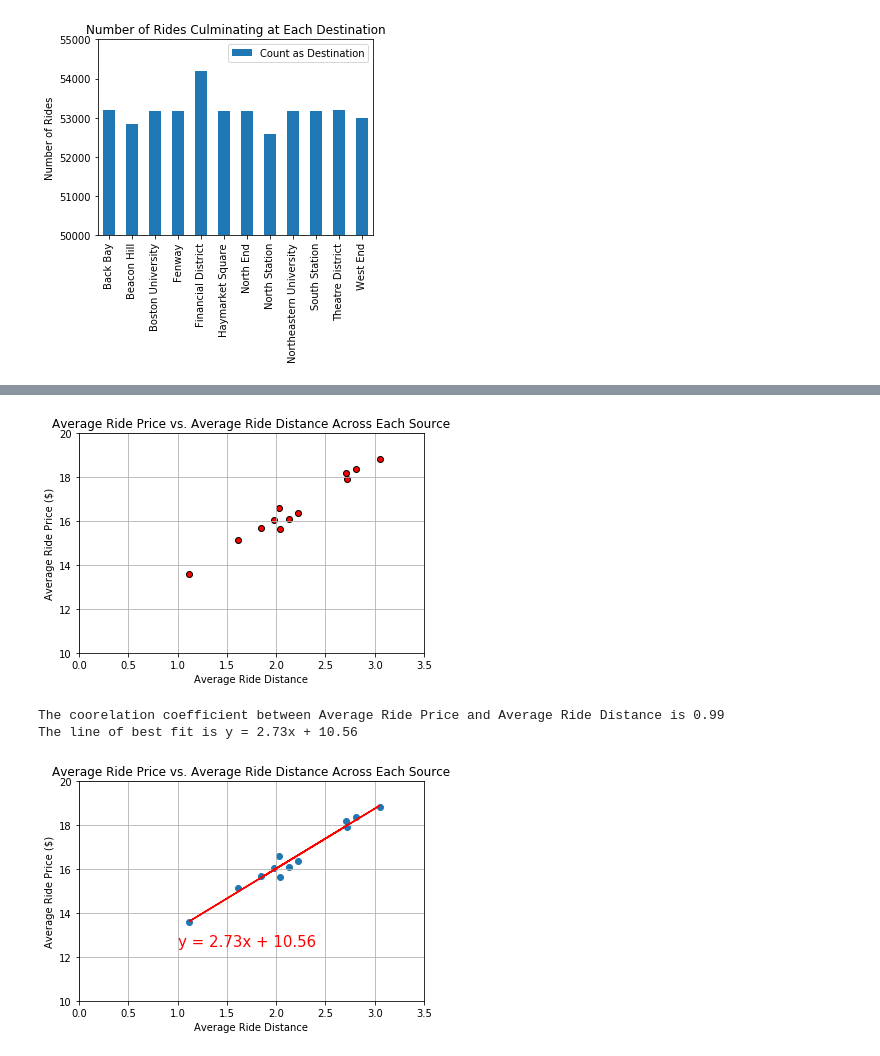
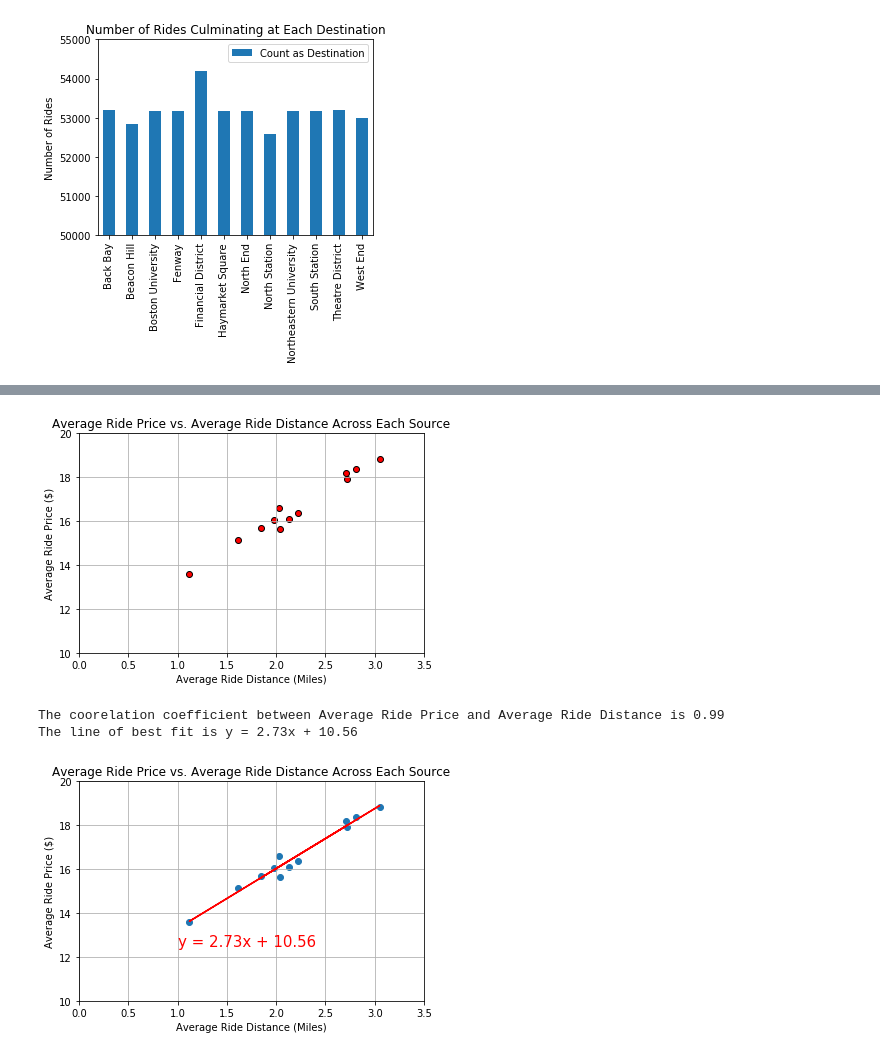
Before and after one commit to blhawkins/theBostonLagers, a Jupyter notebook: Benji's Analysis.ipynb, the cells around one changed output, grey strips where cells are left out. Drawn from its saved outputs; the diff is of its cells as text; code cells hidden in the pictures.

```diff
--- a/Benji's Analysis.ipynb
+++ b/Benji's Analysis.ipynb
@@ -174,20 +174,20 @@ plt.savefig('Figures/distance_as_destination.png')
 # %%
 #Create a scatter plot of average ride price and average ride distance for each ride source
 plt.scatter(grouped_location_summary['Average Distance as Source'], grouped_location_summary['Average Price as Source'], marker="o", facecolors="red", edgecolors="black")
 
 #Format the scatter plot
 plt.grid()
 plt.title('Average Ride Price vs. Average Ride Distance Across Each Source')
-plt.xlabel('Average Ride Distance')
+plt.xlabel('Average Ride Distance (Miles)')
 plt.ylabel('Average Ride Price ($)')
 plt.xlim(0, 3.5)
 plt.ylim(10, 20)
 plt.tight_layout()
 
 #Save the figure
 plt.savefig('Figures/price_distance_scatterplot.png')
 # %% [output]
-[figure, old version]
+[figure, new version]
 # %%
 #Perform a linear regression analysis of average ride price and averagre ride distance for each ride source
 
@@ -206,7 +206,7 @@ plt.plot(x_values,regress_values,"r-")
 #Format the scatter plot
 plt.grid()
 plt.title('Average Ride Price vs. Average Ride Distance Across Each Source')
-plt.xlabel('Average Ride Distance')
+plt.xlabel('Average Ride Distance (Miles)')
 plt.ylabel('Average Ride Price ($)')
 plt.xlim(0, 3.5)
 plt.ylim(10, 20)
@@ -223,4 +223,4 @@ plt.savefig('Figures/price_distance_regression.png')
 # %% [output]
 The coorelation coefficient between Average Ride Price and Average Ride Distance is 0.99
 The line of best fit is y = 2.73x + 10.56
-[figure, old version]
+[figure, new version]
```
Also changed, not shown: parts of 4 cells of this notebook, 6 other files.
